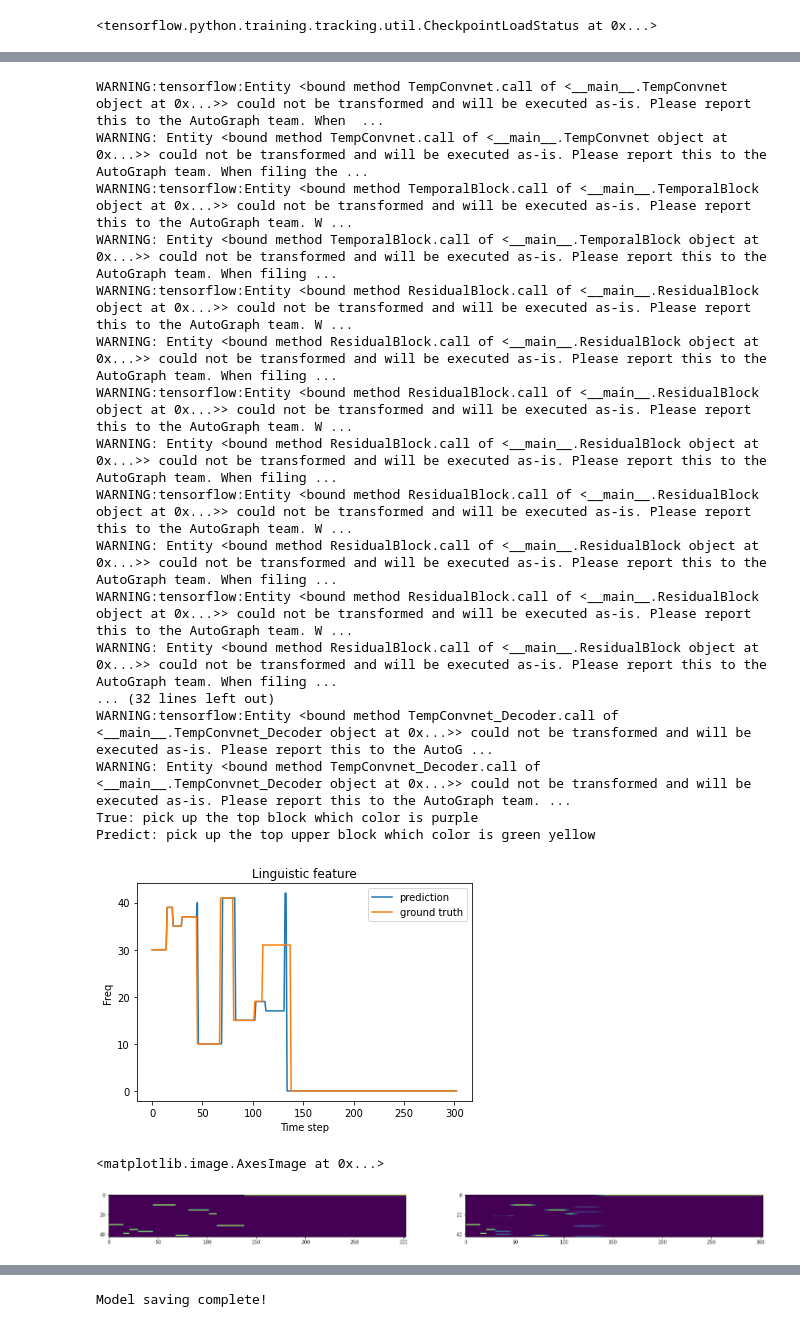
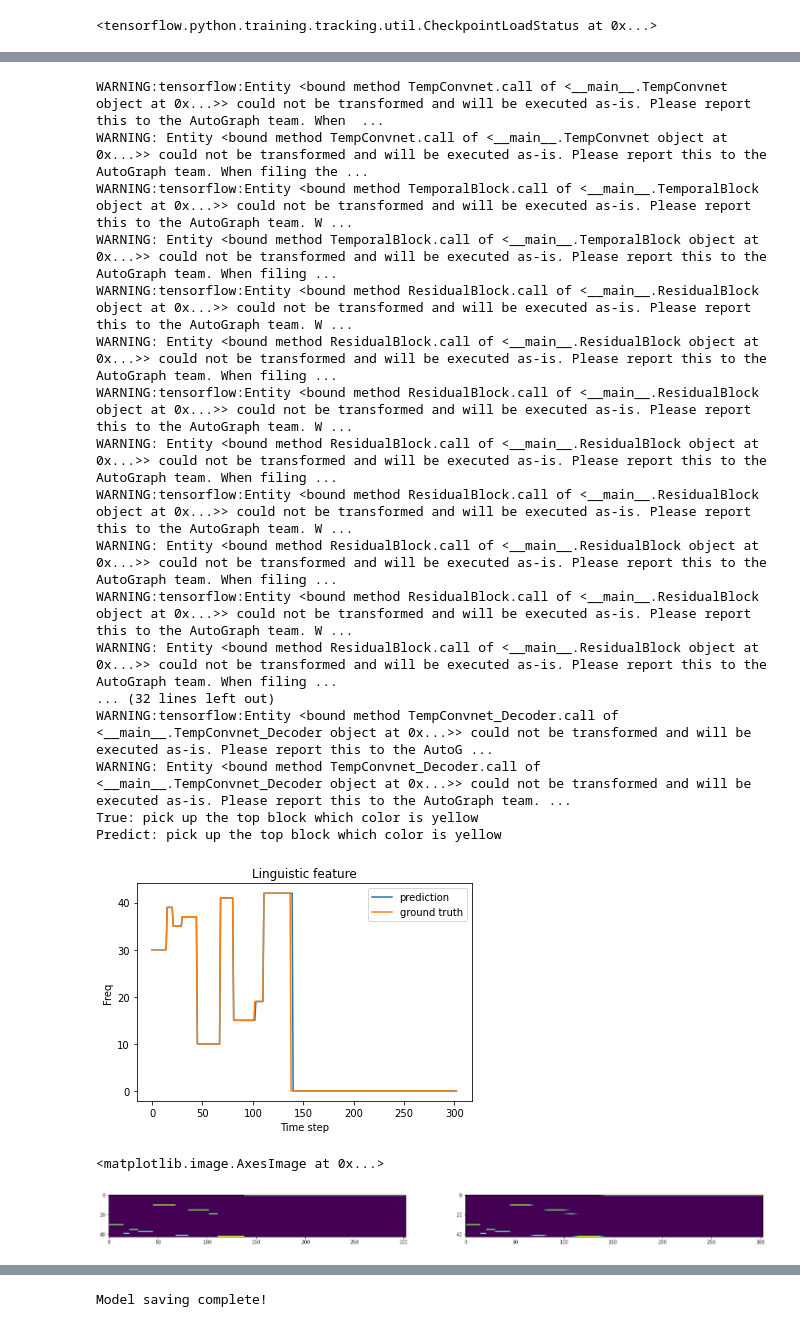
Before and after one commit to awesomericky/Speech2Pickup, a Jupyter notebook: ipynb/SentenceEM_revision.ipynb, the cells around one changed output, grey strips where cells are left out. Saved outputs shown, nothing was run; the diff lists cells and outputs as text; code cells hidden in the pictures.

```diff
--- a/ipynb/SentenceEM_revision.ipynb
+++ b/ipynb/SentenceEM_revision.ipynb
@@ -427,9 +427,9 @@ class sentenceEM(tf.keras.Model):
     def __init__(self, encoder_args, linguistic_decoder_args, input_shapes, seed, training_state):
         """
         1) encoder_args:
-        num_stacks, num_channels, kernel_size, dropout_rate, return_type, seed
+        num_stacks, num_channels, kernel_size, dropout_rate, activation, return_type, seed
         2) linguistic_decoder_args:
-        decoder_type, num_channels, kernel_size, padding, dropout_rate, seed, training_state
+        decoder_type, num_channels, kernel_size, padding, dropout_rate, activation, seed, training_state
         """
         super(sentenceEM, self).__init__()
         self.input_shapes = input_shapes
@@ -556,7 +556,7 @@ class CustomCallback(Callback):
 # Configure model
 
 train_model_number = 12
-batch_size = 36; seed = 1; lr = 0.0005; epochs = 50
+batch_size = 36; seed = 1; lr = 0.0005; epochs = 500
 n_mels = 40
 time_steps = 303
 word_dic_size = 43
@@ -752,8 +762,8 @@ import librosa.display
 
 relative_data_directory_path = '/content/drive/MyDrive/Speech2Pickup/data_v2.2_single_channel'
 file_name = 'senEM_preprocessed.npz'
-n_data = 9
-# data = load_single_npz_data(relative_data_directory_path=relative_data_directory_path, file_name=file_name)
+n_data = 30988
+data = load_single_npz_data(relative_data_directory_path=relative_data_directory_path, file_name=file_name)
 acoustic_train_batch = [data['acoustic'][n_data]]
 linguistic_train_batch = [data['linguistic'][n_data]]
 acoustic_train_batch = np.array(acoustic_train_batch, dtype=np.float32)
@@ -792,35 +802,35 @@ print('Predict: {}'.format(predicted_sentence))
 
 fig, ax = plt.subplots(1)
 ax.plot(l_out, label='prediction')
 ax.plot(l_true, label='ground truth')
 ax.set_title('Linguistic feature')
 ax.set_xlabel('Time step')
 ax.set_ylabel('Freq')
 plt.legend()
 plt.show()
 
 # Draw contour
 fig, ax = plt.subplots(nrows=1, ncols=2, figsize=(25, 10))
 ax[0].imshow(data['linguistic'][n_data])
 ax[1].imshow(l_out_full)
 # %% [output]
 WARNING:tensorflow:Entity <bound method TempConvnet.call of <__main__.TempConvnet object at 0x...>> could not be transformed and will be executed as-is. Please report this to the AutoGraph team. When  ...
 WARNING: Entity <bound method TempConvnet.call of <__main__.TempConvnet object at 0x...>> could not be transformed and will be executed as-is. Please report this to the AutoGraph team. When filing the ...
 WARNING:tensorflow:Entity <bound method TemporalBlock.call of <__main__.TemporalBlock object at 0x...>> could not be transformed and will be executed as-is. Please report this to the AutoGraph team. W ...
 WARNING: Entity <bound method TemporalBlock.call of <__main__.TemporalBlock object at 0x...>> could not be transformed and will be executed as-is. Please report this to the AutoGraph team. When filing ...
 WARNING:tensorflow:Entity <bound method ResidualBlock.call of <__main__.ResidualBlock object at 0x...>> could not be transformed and will be executed as-is. Please report this to the AutoGraph team. W ...
 WARNING: Entity <bound method ResidualBlock.call of <__main__.ResidualBlock object at 0x...>> could not be transformed and will be executed as-is. Please report this to the AutoGraph team. When filing ...
 WARNING:tensorflow:Entity <bound method ResidualBlock.call of <__main__.ResidualBlock object at 0x...>> could not be transformed and will be executed as-is. Please report this to the AutoGraph team. W ...
 WARNING: Entity <bound method ResidualBlock.call of <__main__.ResidualBlock object at 0x...>> could not be transformed and will be executed as-is. Please report this to the AutoGraph team. When filing ...
 WARNING:tensorflow:Entity <bound method ResidualBlock.call of <__main__.ResidualBlock object at 0x...>> could not be transformed and will be executed as-is. Please report this to the AutoGraph team. W ...
 WARNING: Entity <bound method ResidualBlock.call of <__main__.ResidualBlock object at 0x...>> could not be transformed and will be executed as-is. Please report this to the AutoGraph team. When filing ...
 WARNING:tensorflow:Entity <bound method ResidualBlock.call of <__main__.ResidualBlock object at 0x...>> could not be transformed and will be executed as-is. Please report this to the AutoGraph team. W ...
 WARNING: Entity <bound method ResidualBlock.call of <__main__.ResidualBlock object at 0x...>> could not be transformed and will be executed as-is. Please report this to the AutoGraph team. When filing ...
 ... (32 lines left out)
 WARNING:tensorflow:Entity <bound method TempConvnet_Decoder.call of <__main__.TempConvnet_Decoder object at 0x...>> could not be transformed and will be executed as-is. Please report this to the AutoG ...
 WARNING: Entity <bound method TempConvnet_Decoder.call of <__main__.TempConvnet_Decoder object at 0x...>> could not be transformed and will be executed as-is. Please report this to the AutoGraph team. ...
-True: pick up the top block which color is purple
-Predict: pick up the top upper block which color is green yellow
+True: pick up the top block which color is yellow
+Predict: pick up the top block which color is yellow
-[figure, old version]
+[figure, new version]
 <matplotlib.image.AxesImage at 0x...>
-[figure, old version]
+[figure, new version]
```
Also changed, not shown: parts of 11 cells of this notebook, 5 other files.
